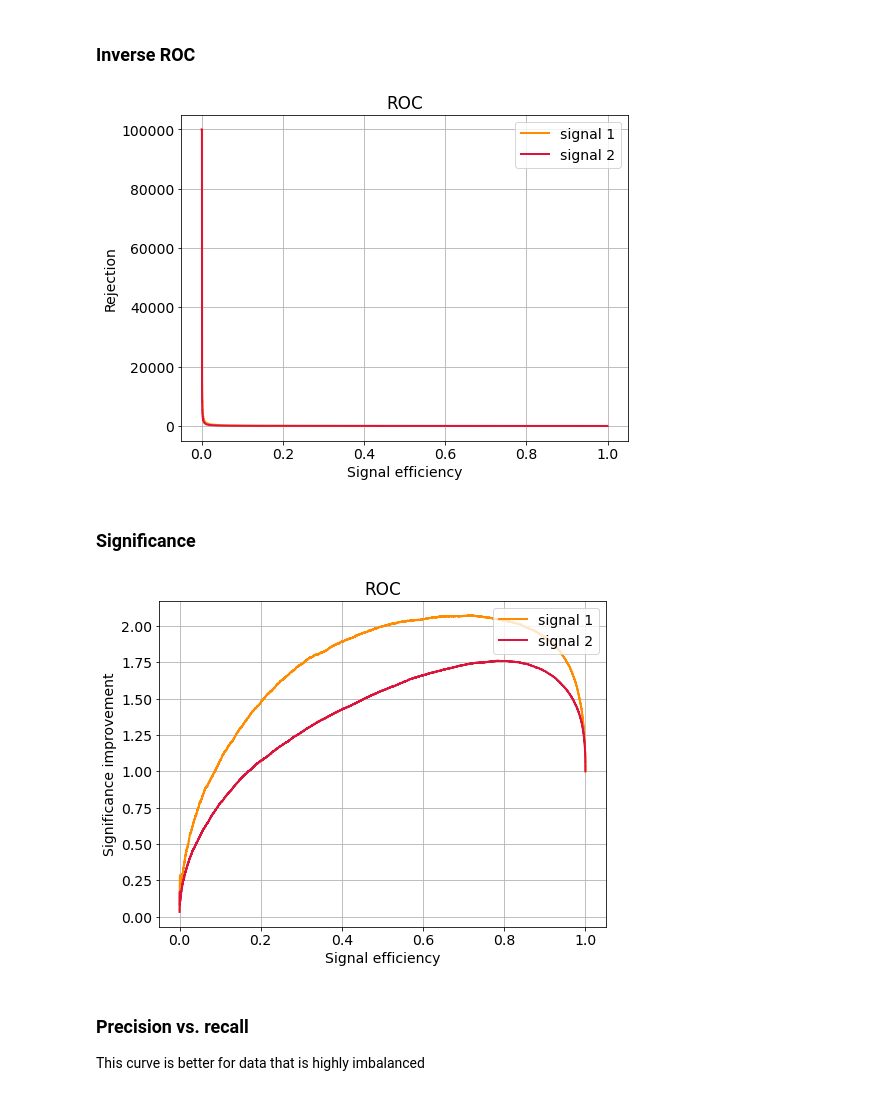
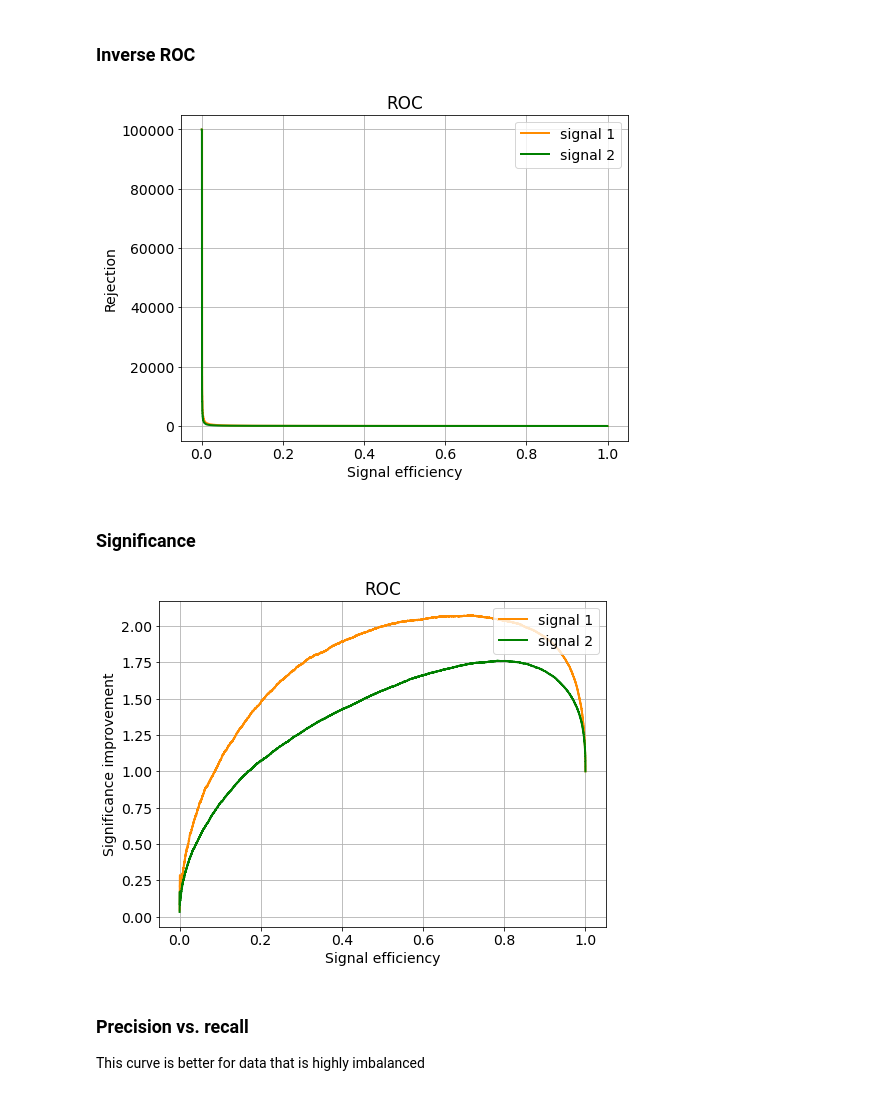
Before and after one commit to marianaiv/benchtools, a Jupyter notebook: notebooks/11.0-GAN-AE-data.ipynb, the cells around one changed output. Saved outputs shown, nothing was run; the diff lists cells and outputs as text; code cells hidden in the pictures.

```diff
--- a/notebooks/11.0-GAN-AE-data.ipynb
+++ b/notebooks/11.0-GAN-AE-data.ipynb
@@ -116,17 +115,17 @@ This agrees with the obtained result from the training:
 # %% [markdown]
 ### Inverse ROC
 # %%
-inverse_roc_plot(names=names, labels=labels, probs=scores, colors=colors)
+inverse_roc_plot(names=names, labels=labels, probs=scores)
 plt.show()
 # %% [output]
-[figure, old version]
+[figure, new version]
 # %% [markdown]
 ### Significance
 # %%
-significance_plot(names=names, labels=labels, probs=scores, colors=colors)
+significance_plot(names=names, labels=labels, probs=scores)
 plt.show()
 # %% [output]
-[figure, old version]
+[figure, new version]
 # %% [markdown]
 ### Precision vs. recall
 This curve is better for data that is highly imbalanced
```
Also changed, not shown: parts of 15 cells of this notebook.
